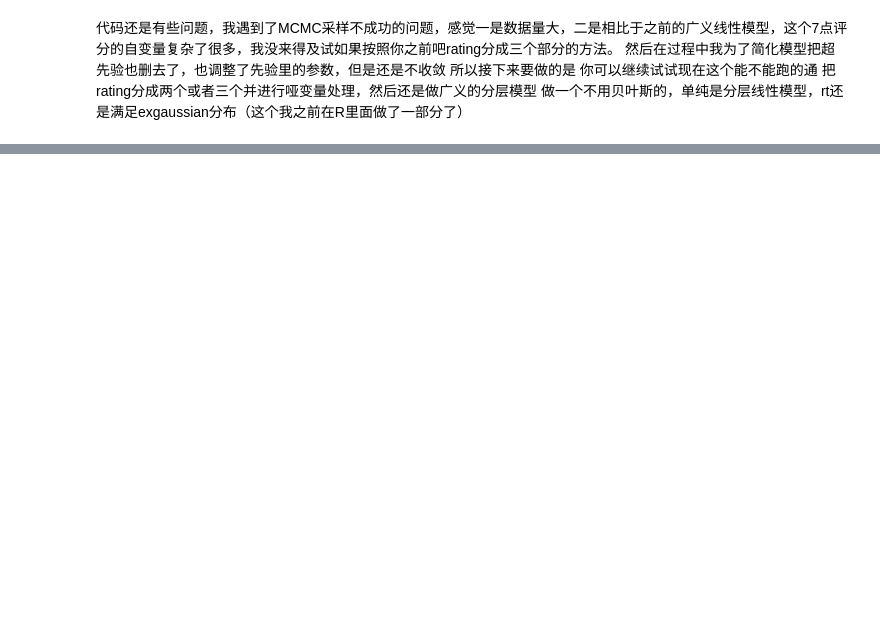
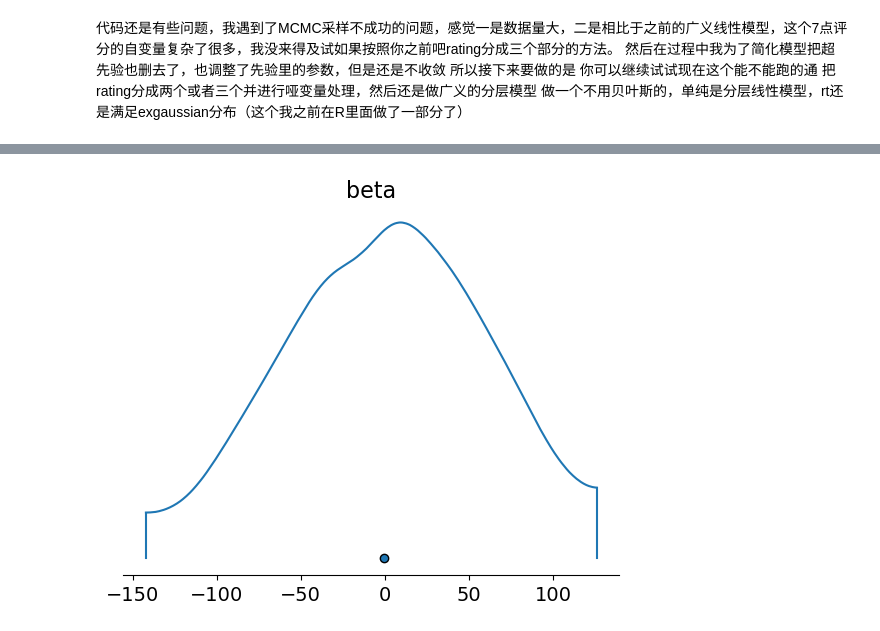
Before and after one commit to Chuan-Peng-Lab/RTinFace, a Jupyter notebook: Colab_RTmodel.ipynb, the cells around one changed output, grey strips where cells are left out. Saved outputs shown, nothing was run; the diff lists cells and outputs as text; code cells hidden in the pictures; blank space fills up the shorter version.

```diff
--- a/Colab_RTmodel.ipynb
+++ b/Colab_RTmodel.ipynb
@@ -101,0 +205,9 @@ az.plot_ppc(trace)
+# %%
+az.plot_density(
+    {
+        'beta': prior_checks['beta']
+    }
+    )
+plt.show()
+# %% [output]
+[figure, added]
```
Also changed, not shown: parts of 27 cells of this notebook.
